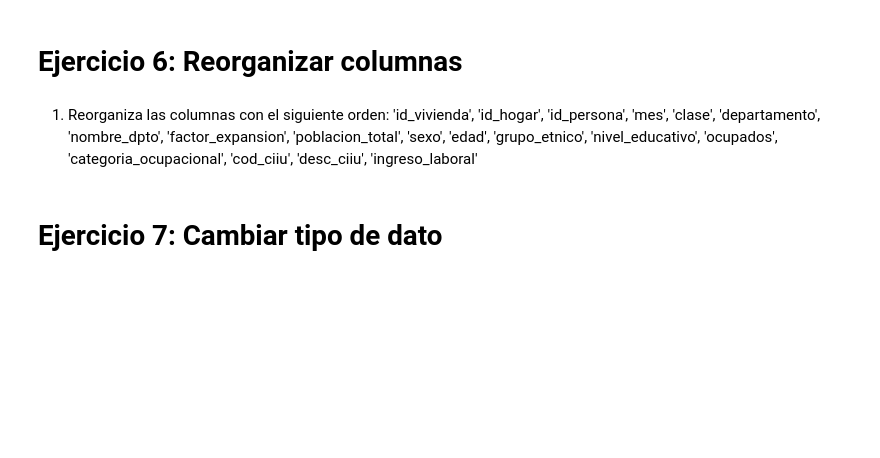
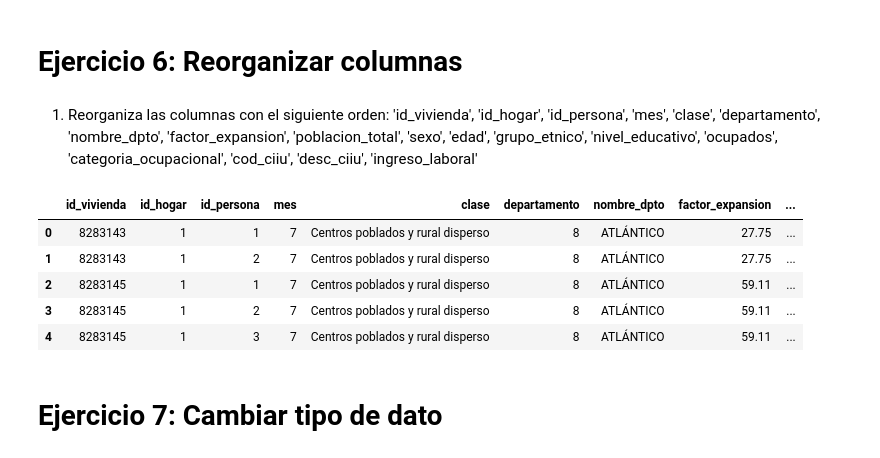
Before and after one commit to andrescristiano069-ops/Taller-Limpieza-Katherin-P-rez-Andr-s-Cristiano, a Jupyter notebook: clases/3_Analisis_y_visualizacion_datos/5_Taller_Limpieza_Transformacion_Datos.ipynb, the cells around one changed output. Cells and saved outputs as stored; diff of their text form; code cells hidden in the pictures; blank space fills up the shorter version.

```diff
--- a/clases/3_Analisis_y_visualizacion_datos/5_Taller_Limpieza_Transformacion_Datos.ipynb
+++ b/clases/3_Analisis_y_visualizacion_datos/5_Taller_Limpieza_Transformacion_Datos.ipynb
@@ -161,0 +219,3 @@ dic_cat_ocu = {1: 'Asalariado', 2: 'Asalariado', 3: 'Asalariado',
+# %%
+df_empleo['sexo'] = df_empleo['sexo'].map(dic_sexo)
+df_empleo['sexo'].value_counts()
@@ -161,0 +228,3 @@ dic_cat_ocu = {1: 'Asalariado', 2: 'Asalariado', 3: 'Asalariado',
+# %%
+df_empleo['grupo_etnico'] = df_empleo['grupo_etnico'].map(dic_etnico)
+df_empleo['grupo_etnico'].value_counts()
@@ -161,0 +241,3 @@ dic_cat_ocu = {1: 'Asalariado', 2: 'Asalariado', 3: 'Asalariado',
+# %%
+df_empleo['nivel_educativo'] = df_empleo['nivel_educativo'].map(dic_nivel_educativo)
+df_empleo['nivel_educativo'].value_counts()
@@ -161,0 +257,3 @@ dic_cat_ocu = {1: 'Asalariado', 2: 'Asalariado', 3: 'Asalariado',
+# %%
+df_empleo['categoria_ocupacional'] = df_empleo['categoria_ocupacional'].map(dic_cat_ocu)
+df_empleo['categoria_ocupacional'].value_counts()
@@ -168,3 +271,16 @@ dic_cat_ocu = {1: 'Asalariado', 2: 'Asalariado', 3: 'Asalariado',
+# %%
+orden_columnas = ['id_vivienda', 'id_hogar', 'id_persona', 'mes', 'clase', 'departamento', 'nombre_dpto',
+                  'factor_expansion', 'poblacion_total', 'sexo', 'edad', 'grupo_etnico', 'nivel_educativo',
+                  'ocupados', 'categoria_ocupacional', 'cod_ciiu', 'desc_ciiu', 'ingreso_laboral']
+df_empleo = df_empleo[orden_columnas]
+df_empleo.head()
+# %% [output]
+|  | id_vivienda | id_hogar | id_persona | mes | clase | departamento | nombre_dpto | factor_expansion | ... |
+| 0 | 8283143 | 1 | 1 | 7 | Centros poblados y rural disperso | 8 | ATLÁNTICO | 27.75 | ... |
+| 1 | 8283143 | 1 | 2 | 7 | Centros poblados y rural disperso | 8 | ATLÁNTICO | 27.75 | ... |
+| 2 | 8283145 | 1 | 1 | 7 | Centros poblados y rural disperso | 8 | ATLÁNTICO | 59.11 | ... |
+| 3 | 8283145 | 1 | 2 | 7 | Centros poblados y rural disperso | 8 | ATLÁNTICO | 59.11 | ... |
+| 4 | 8283145 | 1 | 3 | 7 | Centros poblados y rural disperso | 8 | ATLÁNTICO | 59.11 | ... |
 # %% [markdown]
 # Ejercicio 7: Cambiar tipo de dato
 # %% [markdown]
```
Also changed, not shown: parts of 59 cells of this notebook.
